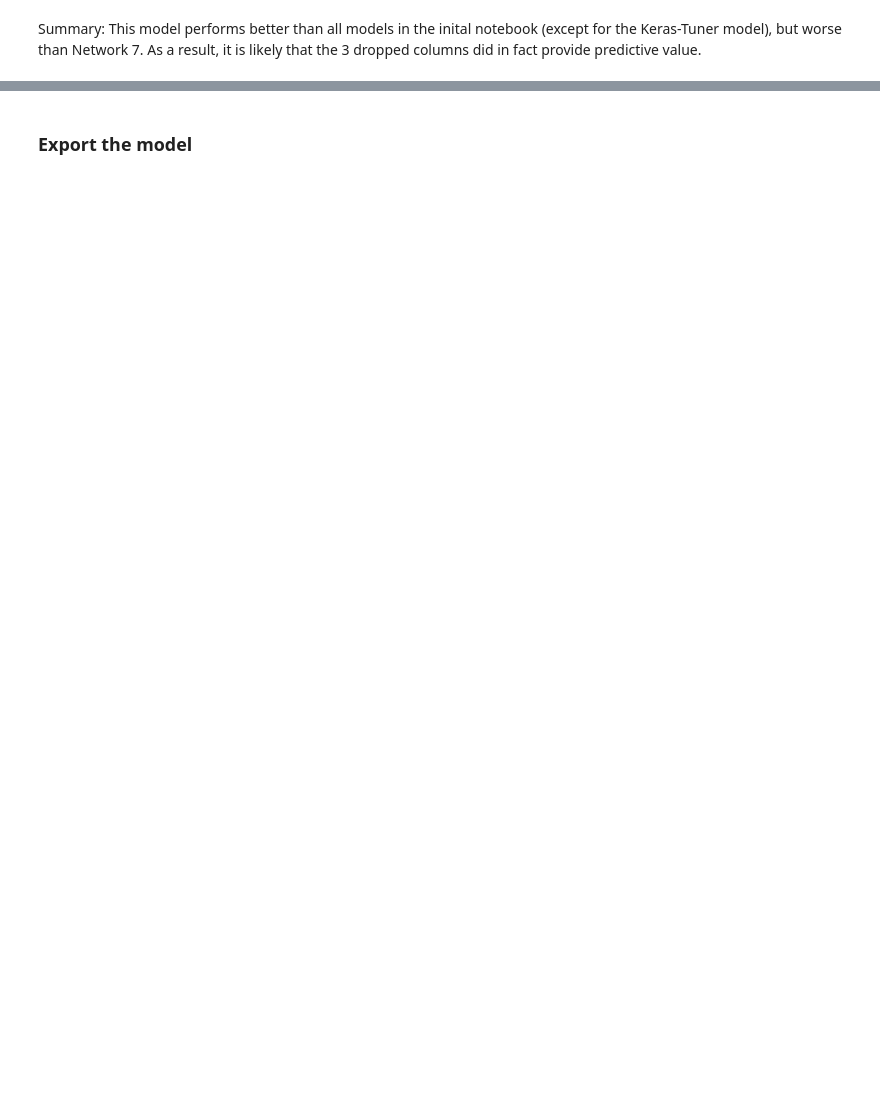
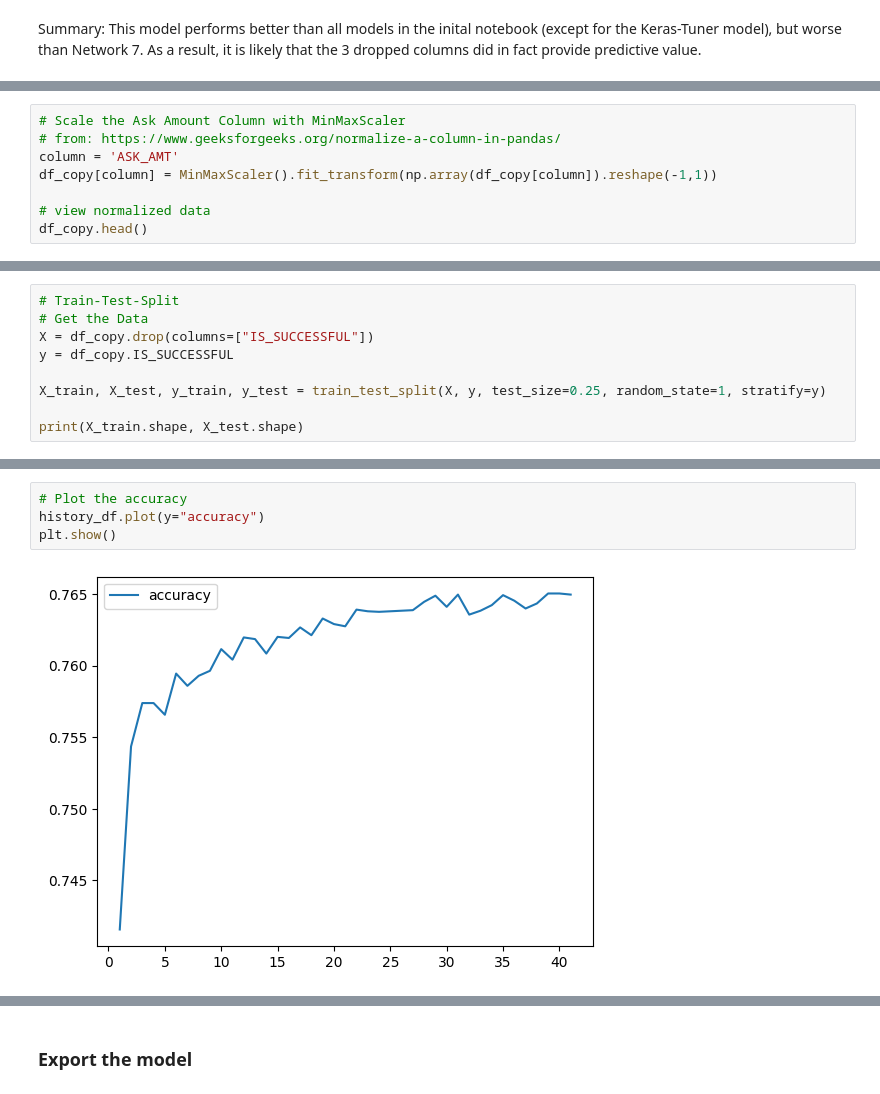
Before and after one commit to martabaker/ds_module_21_neural_networks, a Jupyter notebook: Submission/charity_work_optimized.ipynb, the cells around one changed output, grey strips where cells are left out. Cells and saved outputs as stored; diff of their text form; blank space fills up the shorter version.

```diff
--- a/Submission/charity_work_optimized.ipynb
+++ b/Submission/charity_work_optimized.ipynb
@@ -651,0 +749,8 @@ Summary: This model performs better than all models in the inital notebook (exce
+# %%
+# Scale the Ask Amount Column with MinMaxScaler
+# from: https://www.geeksforgeeks.org/normalize-a-column-in-pandas/
+column = 'ASK_AMT'
+df_copy[column] = MinMaxScaler().fit_transform(np.array(df_copy[column]).reshape(-1,1))
+
+# view normalized data
+df_copy.head()
@@ -651,0 +764,9 @@ Summary: This model performs better than all models in the inital notebook (exce
+# %%
+# Train-Test-Split
+# Get the Data
+X = df_copy.drop(columns=["IS_SUCCESSFUL"])
+y = df_copy.IS_SUCCESSFUL
+
+X_train, X_test, y_train, y_test = train_test_split(X, y, test_size=0.25, random_state=1, stratify=y)
+
+print(X_train.shape, X_test.shape)
@@ -651,0 +855,6 @@ Summary: This model performs better than all models in the inital notebook (exce
+# %%
+# Plot the accuracy
+history_df.plot(y="accuracy")
+plt.show()
+# %% [output]
+[figure, added]
```
Also changed, not shown: parts of 22 cells of this notebook, 1 other file.
